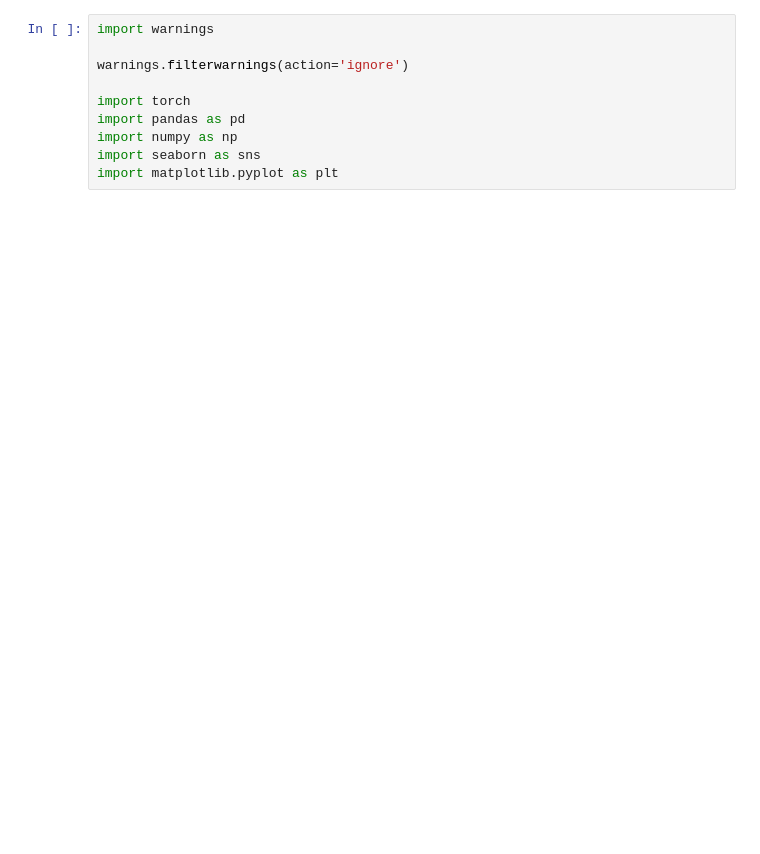
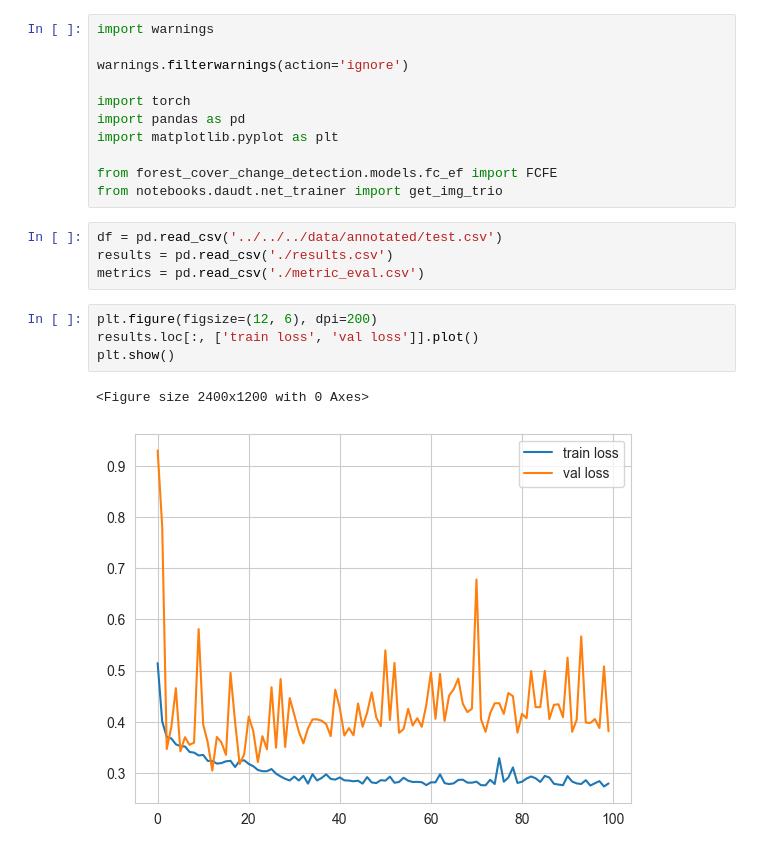
Before and after one commit to ashen007/forest-cover-shrinking, a Jupyter notebook: notebooks/daudt/fcfe/forest-cover-change-detection-testing-models(FCFE).ipynb, the cells around one changed output. Drawn from its saved outputs; the diff is of its cells as text; blank space fills up the shorter version.

```diff
--- a/notebooks/daudt/fcfe/forest-cover-change-detection-testing-models(FCFE).ipynb
+++ b/notebooks/daudt/fcfe/forest-cover-change-detection-testing-models(FCFE).ipynb
@@ -5,6 +5,18 @@ warnings.filterwarnings(action='ignore')
 
 import torch
 import pandas as pd
-import numpy as np
-import seaborn as sns
 import matplotlib.pyplot as plt
+
+from forest_cover_change_detection.models.fc_ef import FCFE
+from notebooks.daudt.net_trainer import get_img_trio
+# %%
+df = pd.read_csv('../../../data/annotated/test.csv')
+results = pd.read_csv('./results.csv')
+metrics = pd.read_csv('./metric_eval.csv')
+# %%
+plt.figure(figsize=(12, 6), dpi=200)
+results.loc[:, ['train loss', 'val loss']].plot()
+plt.show()
+# %% [output]
+<Figure size 2400x1200 with 0 Axes>
+[figure, added]
```
Also changed, not shown: parts of 3 cells of this notebook, 8 other files.
